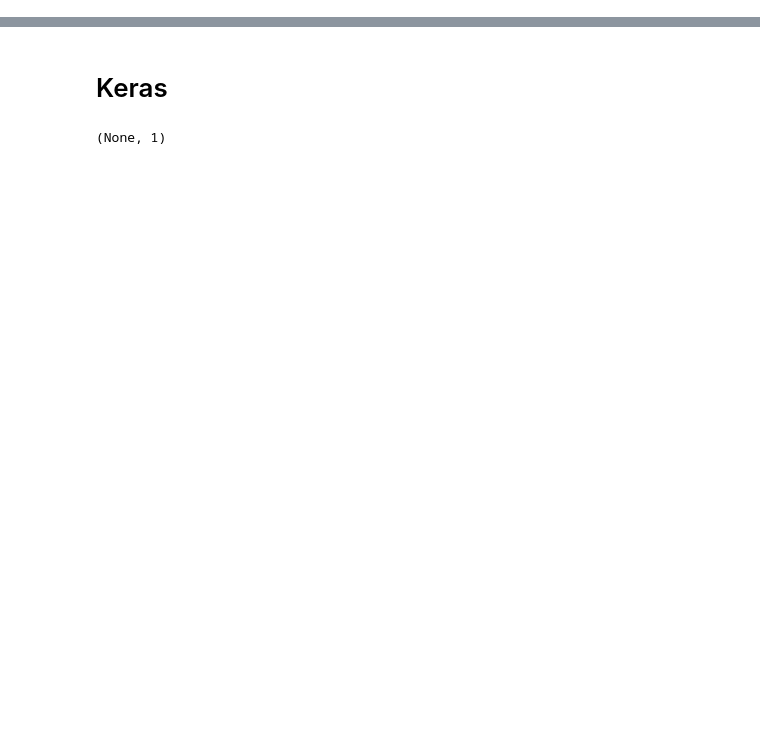
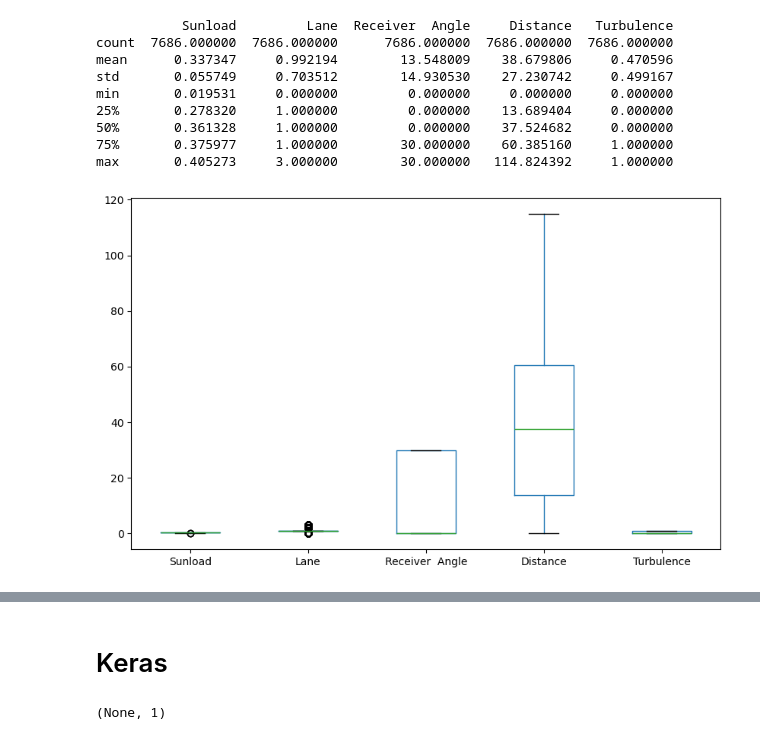
Before and after one commit to GheodeAI/ML-VLC, a Jupyter notebook: main.ipynb, the cells around one changed output, grey strips where cells are left out. Cells and saved outputs as stored; diff of their text form; code cells hidden in the pictures; blank space fills up the shorter version.

```diff
--- a/main.ipynb
+++ b/main.ipynb
@@ -7,0 +20,22 @@ y = data['Path Loss'].values
+# %%
+data.iloc[:, 7:12].describe()
+print(data.iloc[:, 7:12].describe())
+
+# box plot for each variable
+import matplotlib.pyplot as plt
+# no grid
+plt.figure(figsize=(10, 6))
+
+data.iloc[:, 7:12].boxplot(grid=False)
+plt.show()
+# %% [output]
+           Sunload         Lane  Receiver  Angle     Distance   Turbulence
+count  7686.000000  7686.000000      7686.000000  7686.000000  7686.000000
+mean      0.337347     0.992194        13.548009    38.679806     0.470596
+std       0.055749     0.703512        14.930530    27.230742     0.499167
+min       0.019531     0.000000         0.000000     0.000000     0.000000
+25%       0.278320     1.000000         0.000000    13.689404     0.000000
+50%       0.361328     1.000000         0.000000    37.524682     0.000000
+75%       0.375977     1.000000        30.000000    60.385160     1.000000
+max       0.405273     3.000000        30.000000   114.824392     1.000000
+[figure, added]
```
Also changed, not shown: parts of 21 cells of this notebook, 9 other files.
